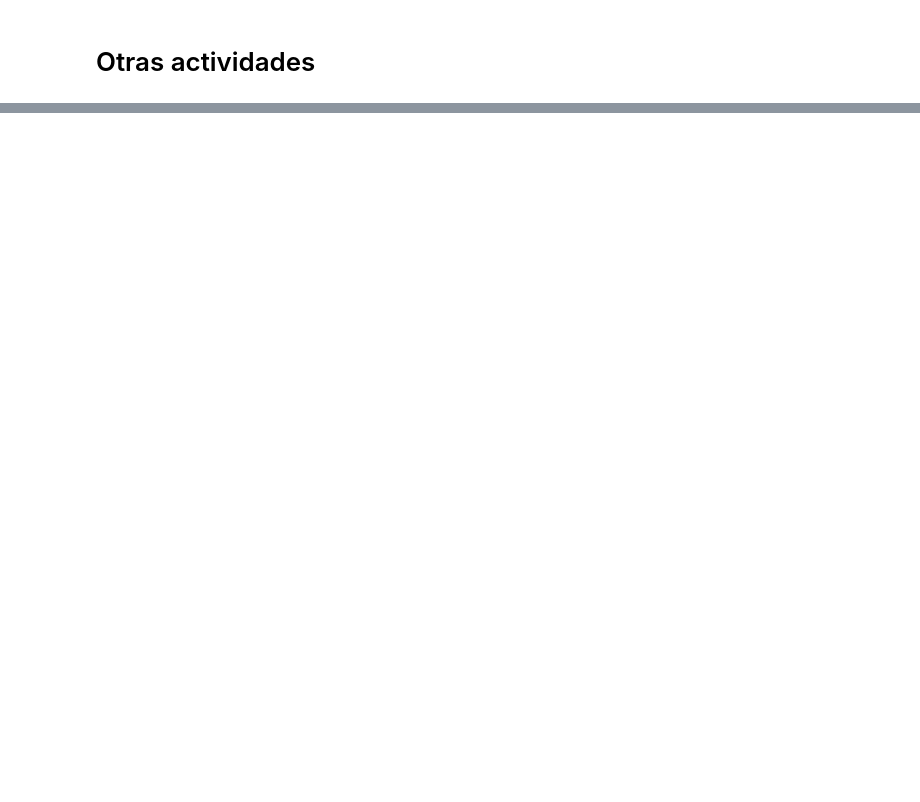
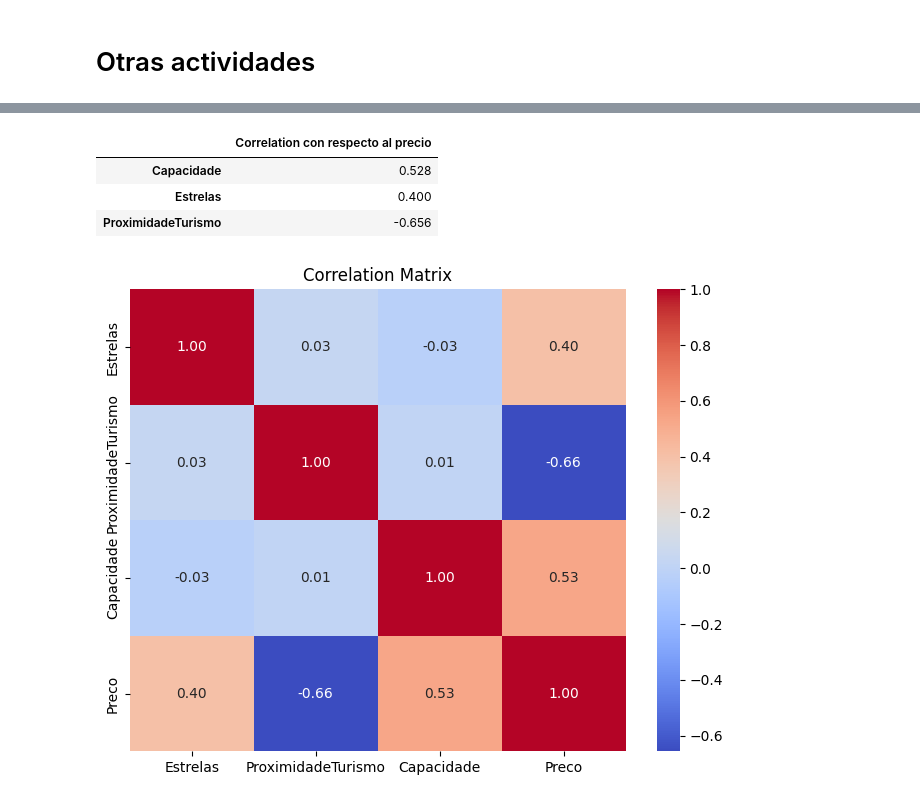
Before and after one commit to JCSR2022/Alura_Data_Science, a Jupyter notebook: Testing_Relationships_with_Linear_Regression/precios_de_inmuebles_regresion_lineal.ipynb, the cells around one changed output, grey strips where cells are left out. Drawn from its saved outputs; the diff is of its cells as text; code cells hidden in the pictures; blank space fills up the shorter version.

```diff
--- a/Testing_Relationships_with_Linear_Regression/precios_de_inmuebles_regresion_lineal.ipynb
+++ b/Testing_Relationships_with_Linear_Regression/precios_de_inmuebles_regresion_lineal.ipynb
@@ -717,0 +710,11 @@ realizar la comparación de estos modelos.
+# %%
+import pandas as pd
+import numpy as np
+
+#https://github.com/JCSR2022/Alura_Data_Science/blob/main/Testing_Relationships_with_Linear_Regression/hoteis.csv
+
+git_raw = 'https://raw.githubusercontent.com/'
+url_github_act1 = 'JCSR2022/Alura_Data_Science/main/Testing_Relationships_with_Linear_Regression/hoteis.csv'
+df_act1 = pd.read_csv(git_raw + url_github_act1)
+
+df_act1.head()
@@ -717,0 +759,3 @@ realizar la comparación de estos modelos.
+# %%
+df_act1 = df_act1[df_act1['Preco'] > 0]
+df_act1.shape
@@ -717,0 +774,29 @@ realizar la comparación de estos modelos.
+# %%
+import seaborn as sns
+import matplotlib.pyplot as plt
+
+# 1, Se verifica la correlacion
+
+corr_act1 = df_act1.corr()
+
+corr_precio_act1 = corr_act1['Preco'].sort_values(ascending=False).drop('Preco')
+vis_corr_precio_act1= (
+    corr_precio_act1
+    .to_frame(name='Correlation con respecto al precio')
+    .style
+    .background_gradient(cmap='coolwarm')
+    .format("{:.3f}")
+)
+display(vis_corr_precio_act1)
+
+
+plt.figure(figsize=(8,6))
+sns.heatmap(corr_act1, annot=True, cmap='coolwarm', fmt='.2f')
+plt.title('Correlation Matrix')
+plt.show()
+# %% [output]
+|  | Correlation con respecto al precio |
+| Capacidade | 0.528 |
+| Estrelas | 0.400 |
+| ProximidadeTurismo | -0.656 |
+[figure, added]
```
Also changed, not shown: parts of 16 cells of this notebook.
